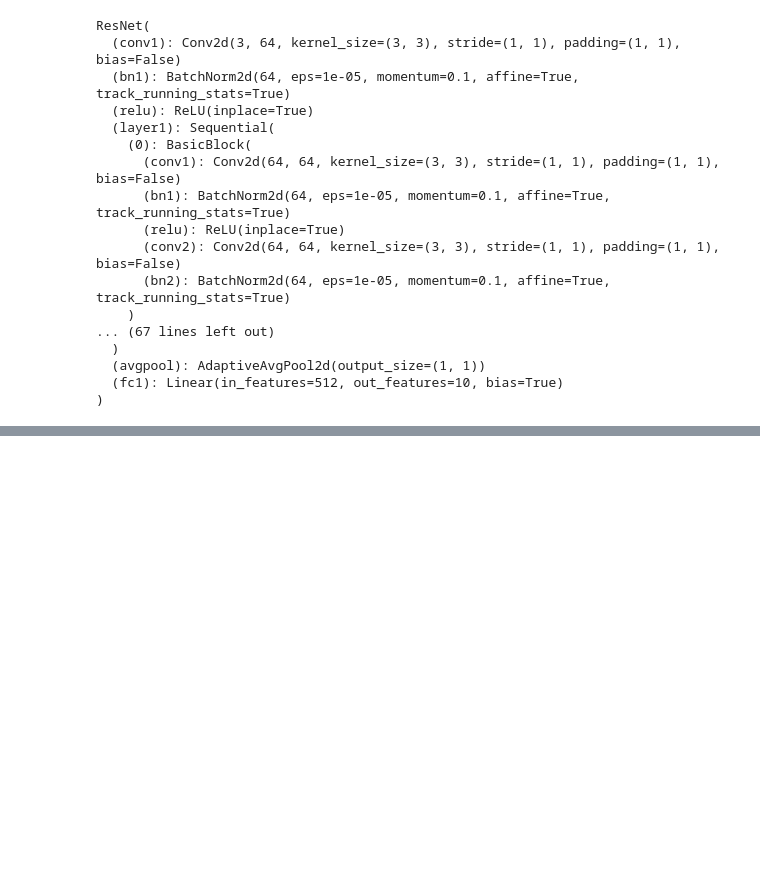
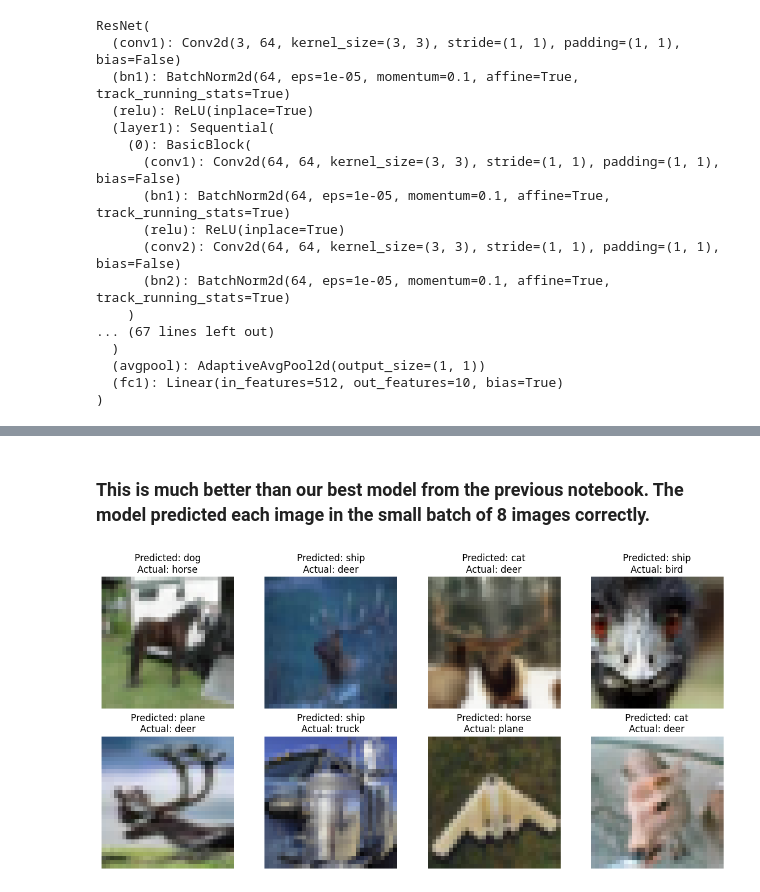
Before and after one commit to AhmedElshazlyAE/CNN-Image-Classifier, a Jupyter notebook: ResNetFromScratch+Data-Augmentation.ipynb, the cells around one changed output, grey strips where cells are left out. Cells and saved outputs as stored; diff of their text form; code cells hidden in the pictures; blank space fills up the shorter version.

```diff
--- a/ResNetFromScratch+Data-Augmentation.ipynb
+++ b/ResNetFromScratch+Data-Augmentation.ipynb
@@ -396,0 +476,36 @@ if SAVE_MODEL:
+# %% [markdown]
+### This is much better than our best model from the previous notebook. The model predicted each image in the small batch of 8 images correctly.
+# %%
+# Taking a small batch from the test dataset images that the model
+# got wrong and showing the predicted label to see where the model is making mistakes
+
+dataiter = iter(testloader)
+images, labels = next(dataiter)
+
+
+images = images.to(device)
+labels = labels.to(device)
+
+
+Cifar_10_ResNet.eval()
+with torch.no_grad():
+    outputs = Cifar_10_ResNet(images)
+    _, predicted = torch.max(outputs, 1)
+# Finding indices where the model's predictions are incorrect by
+# comparing the predicted labels with the actual labels
+incorrect_indices = (predicted != labels).nonzero(as_tuple=True)[0]
+# Selecting the first 8 incorrect predictions
+incorrect_indices = incorrect_indices[:8]
+# Showing the images with the predicted label above the actual label
+fig, axes = plt.subplots(2, 4, figsize=(12, 6))
+for i, idx in enumerate(incorrect_indices):
+    ax = axes[i // 4, i % 4]
+    img = images[idx].cpu().numpy().transpose((1, 2, 0))
+    img = (img * np.array([0.2023, 0.1994, 0.2010]) + np.array([0.4914, 0.4822, 0.4465])).clip(0, 1)
+    ax.imshow(img)
+    ax.set_title(f"Predicted: {classes[predicted[idx].item()]}\nActual: {classes[labels[idx].item()]}")
+    ax.axis('off')
+plt.tight_layout()
+plt.show()
+# %% [output]
+[figure, added]
```
Also changed, not shown: parts of 23 cells of this notebook.
